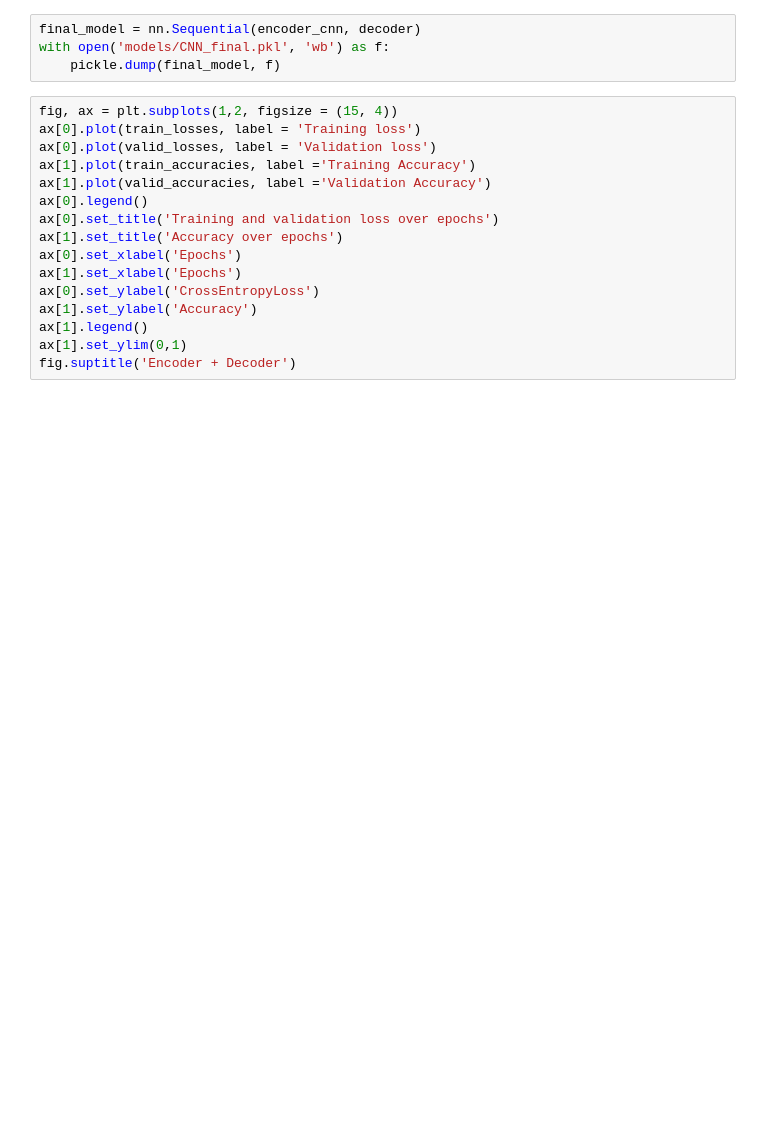
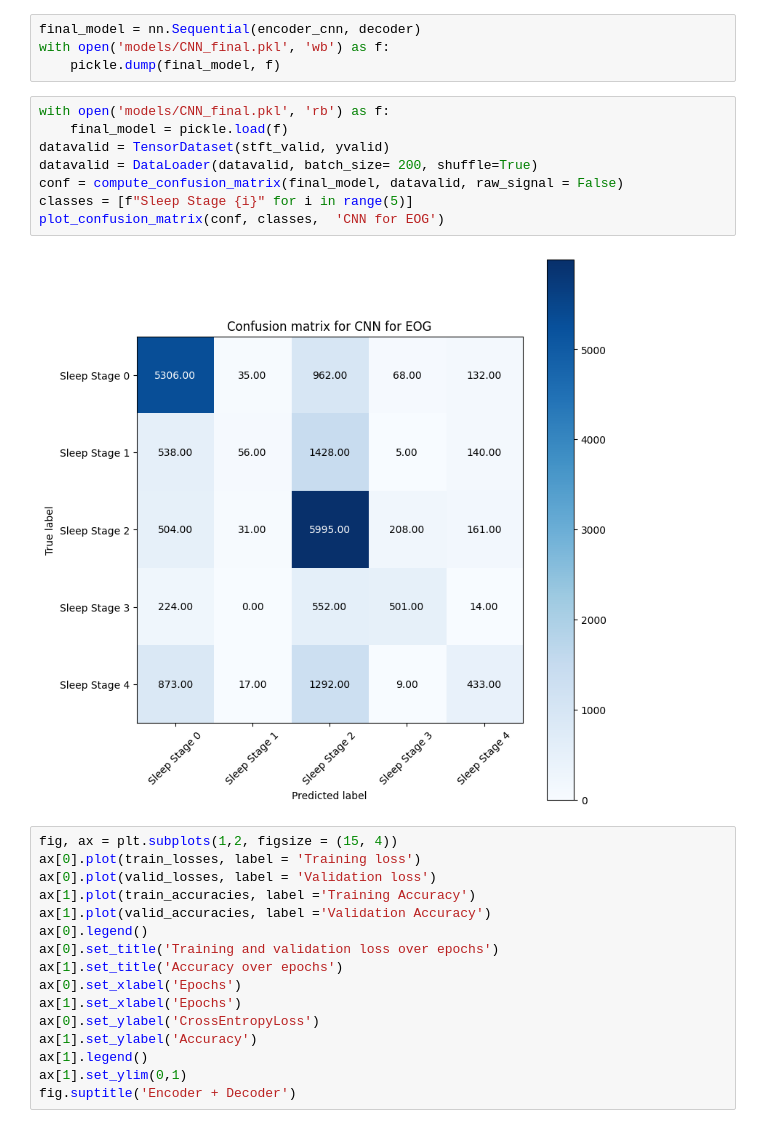
Before and after one commit to oscarninou/adl24-sleep-stage, a Jupyter notebook: random_projection_pretraing.ipynb, the cells around one changed output. Drawn from its saved outputs; the diff is of its cells as text; blank space fills up the shorter version.

```diff
--- a/random_projection_pretraing.ipynb
+++ b/random_projection_pretraing.ipynb
@@ -639,6 +646,16 @@ Epoch 11/11, Train Loss: 0.9991741710427132, Validation Loss: 0.9423504991409106
 final_model = nn.Sequential(encoder_cnn, decoder)
 with open('models/CNN_final.pkl', 'wb') as f:
     pickle.dump(final_model, f)
+# %%
+with open('models/CNN_final.pkl', 'rb') as f:
+    final_model = pickle.load(f)
+datavalid = TensorDataset(stft_valid, yvalid)
+datavalid = DataLoader(datavalid, batch_size= 200, shuffle=True)
+conf = compute_confusion_matrix(final_model, datavalid, raw_signal = False)
+classes = [f"Sleep Stage {i}" for i in range(5)]
+plot_confusion_matrix(conf, classes,  'CNN for EOG')
+# %% [output]
+[figure, added]
 # %%
 fig, ax = plt.subplots(1,2, figsize = (15, 4))
 ax[0].plot(train_losses, label = 'Training loss')
```
Also changed, not shown: parts of 2 cells of this notebook.
